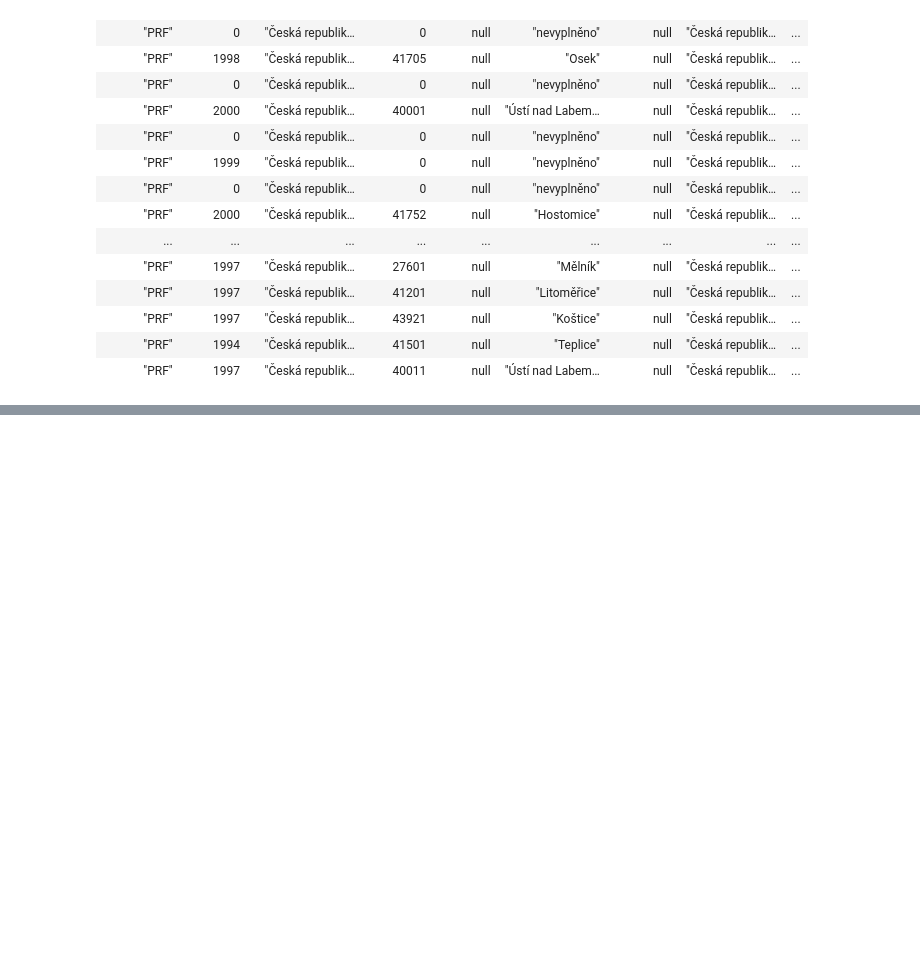
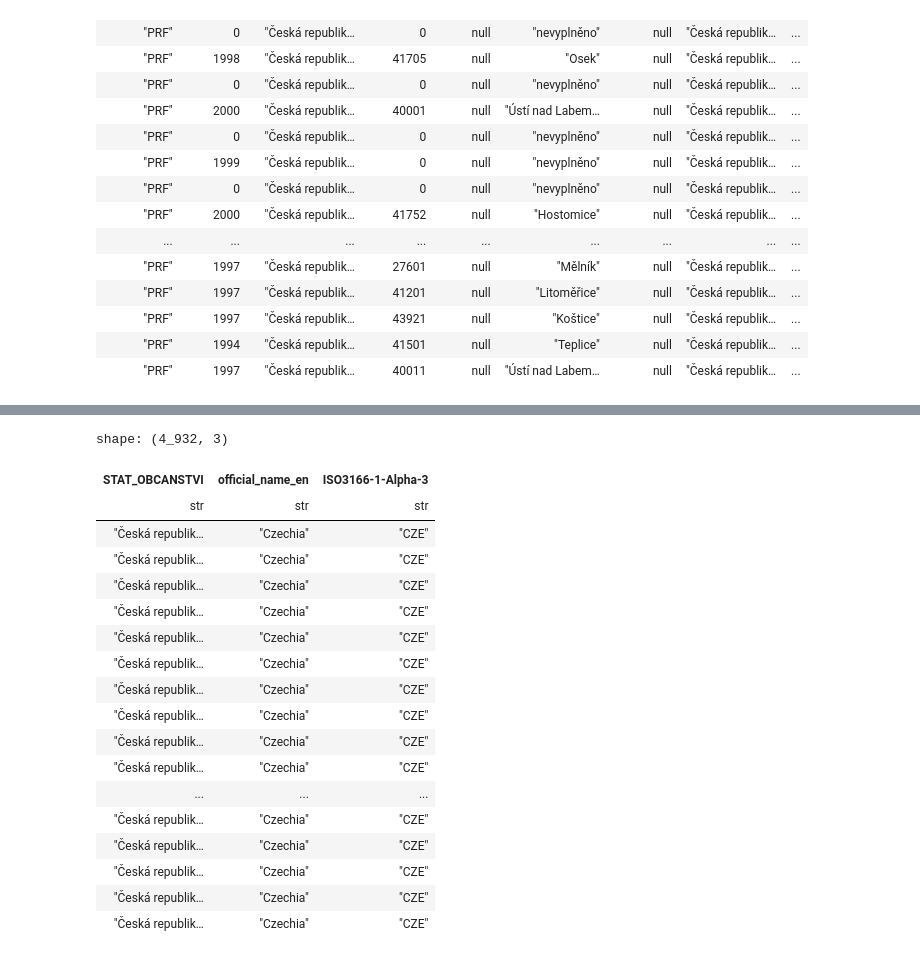
Before and after one commit to MFVS/AVD3, a Jupyter notebook: marek.ipynb, the cells around one changed output, grey strips where cells are left out. Drawn from its saved outputs; the diff is of its cells as text; code cells hidden in the pictures; blank space fills up the shorter version.

```diff
--- a/marek.ipynb
+++ b/marek.ipynb
@@ -173,0 +251,25 @@ print(mapping)
+# %%
+stat = pdf.select("STAT_OBCANSTVI")
+joined_df = stat.join(other=country_codes_df, left_on="STAT_OBCANSTVI", right_on="country_name", how="left")
+joined_df
+# type(country_codes_df)
+# %% [output]
+shape: (4_932, 3)
+| STAT_OBCANSTVI | official_name_en | ISO3166-1-Alpha-3 |
+| str | str | str |
+| "Česká republik… | "Czechia" | "CZE" |
+| "Česká republik… | "Czechia" | "CZE" |
+| "Česká republik… | "Czechia" | "CZE" |
+| "Česká republik… | "Czechia" | "CZE" |
+| "Česká republik… | "Czechia" | "CZE" |
+| "Česká republik… | "Czechia" | "CZE" |
+| "Česká republik… | "Czechia" | "CZE" |
+| "Česká republik… | "Czechia" | "CZE" |
+| "Česká republik… | "Czechia" | "CZE" |
+| "Česká republik… | "Czechia" | "CZE" |
+| ... | ... | ... |
+| "Česká republik… | "Czechia" | "CZE" |
+| "Česká republik… | "Czechia" | "CZE" |
+| "Česká republik… | "Czechia" | "CZE" |
+| "Česká republik… | "Czechia" | "CZE" |
+| "Česká republik… | "Czechia" | "CZE" |
```
Also changed, not shown: parts of 11 cells of this notebook, 1 other file.
